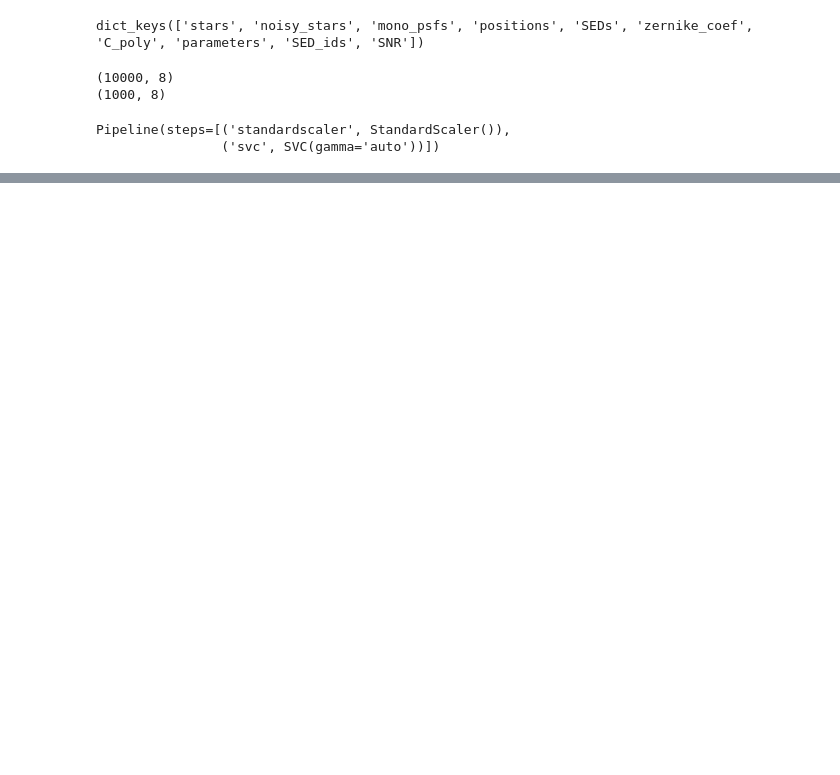
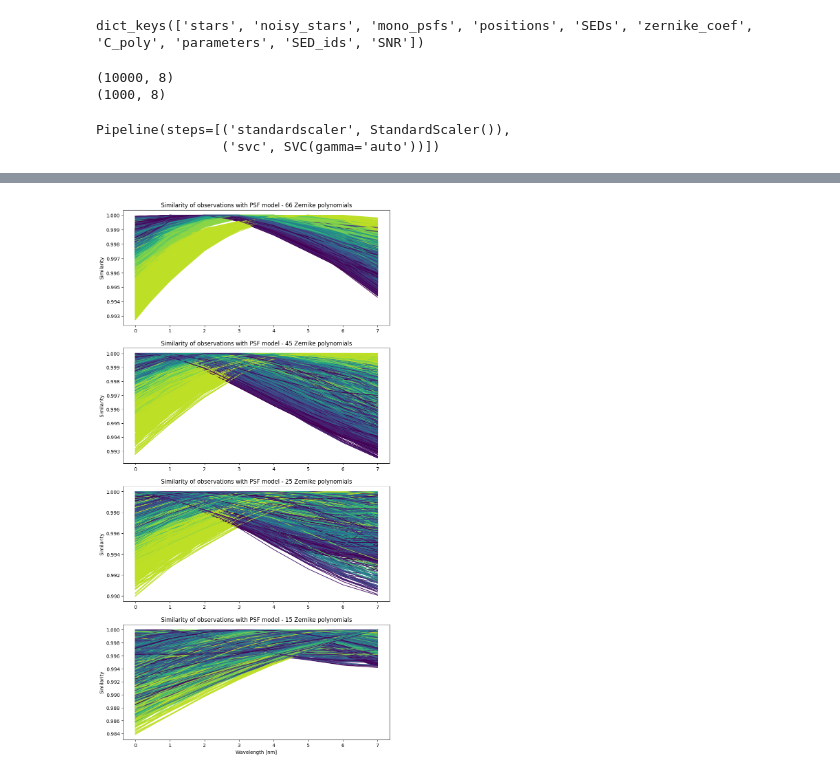
Before and after one commit to CentofantiEze/sed_spectral_classification, a Jupyter notebook: notebooks/svm_classifier.ipynb, the cells around one changed output, grey strips where cells are left out. Saved outputs shown, nothing was run; the diff lists cells and outputs as text; code cells hidden in the pictures; blank space fills up the shorter version.

Commit message:
Svm classifier from monochromatic PSF similarity.

```diff
--- a/notebooks/svm_classifier.ipynb
+++ b/notebooks/svm_classifier.ipynb
@@ -73,0 +137,16 @@ Relaxed accuracy:  0.871
+# %%
+# Define 13 color palette
+color_palette = plt.cm.viridis(np.linspace(0, 0.9, 13))
+
+# Plot the difference with color code
+fig, ax = plt.subplots(4,1,figsize=(10, 20))
+for k, diff_train in enumerate(diff_train_list):
+    for i, diff in enumerate(diff_train):
+        ax[k].plot(diff, color=color_palette[dataset_gt_train['SED_ids'][i]], alpha=0.9)
+
+    ax[k].set_title('Similarity of observations with PSF model - {} Zernike polynomials'.format(n_zks_list[k]))
+    ax[k].set_ylabel('Similarity')
+ax[k].set_xlabel('Wavelength [nm]')
+plt.show()
+# %% [output]
+[figure, added]
```
Also changed, not shown: parts of 9 cells of this notebook.
